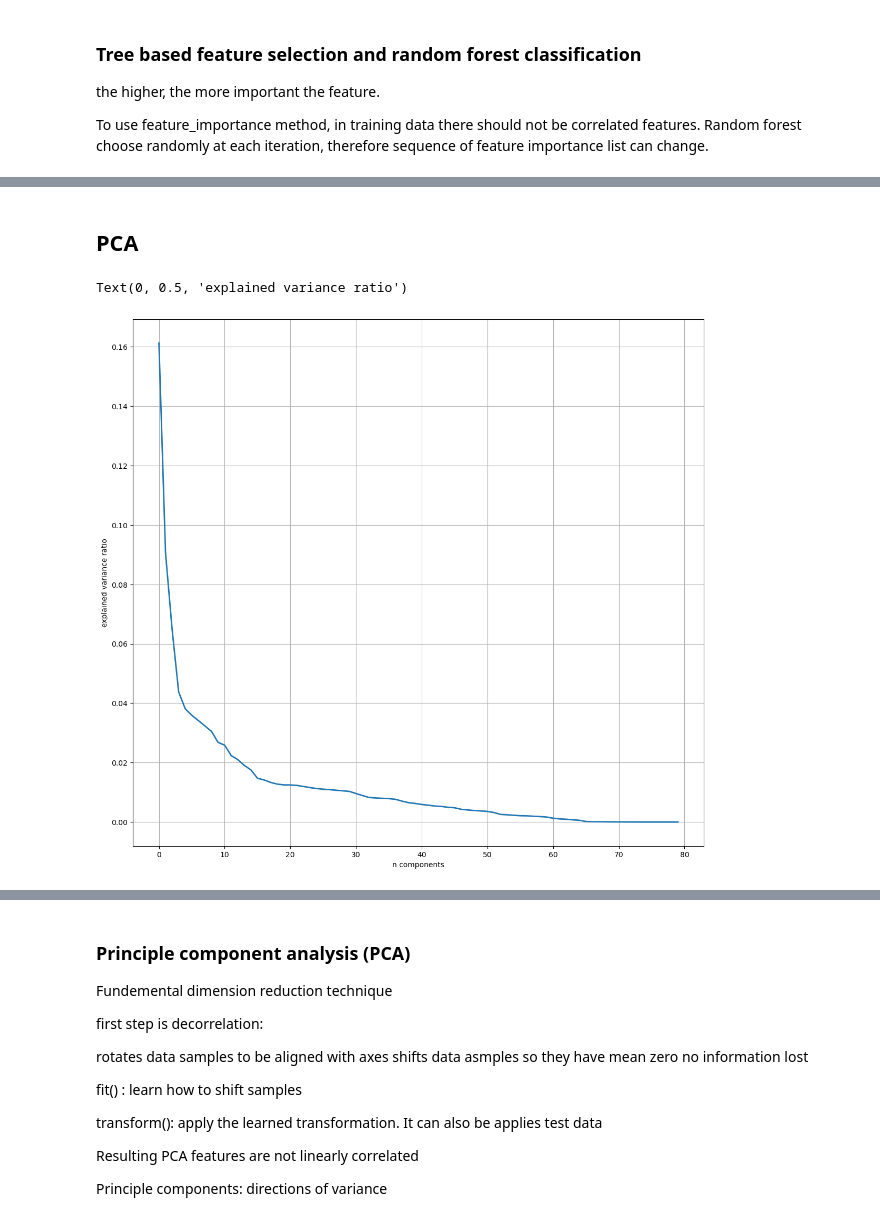
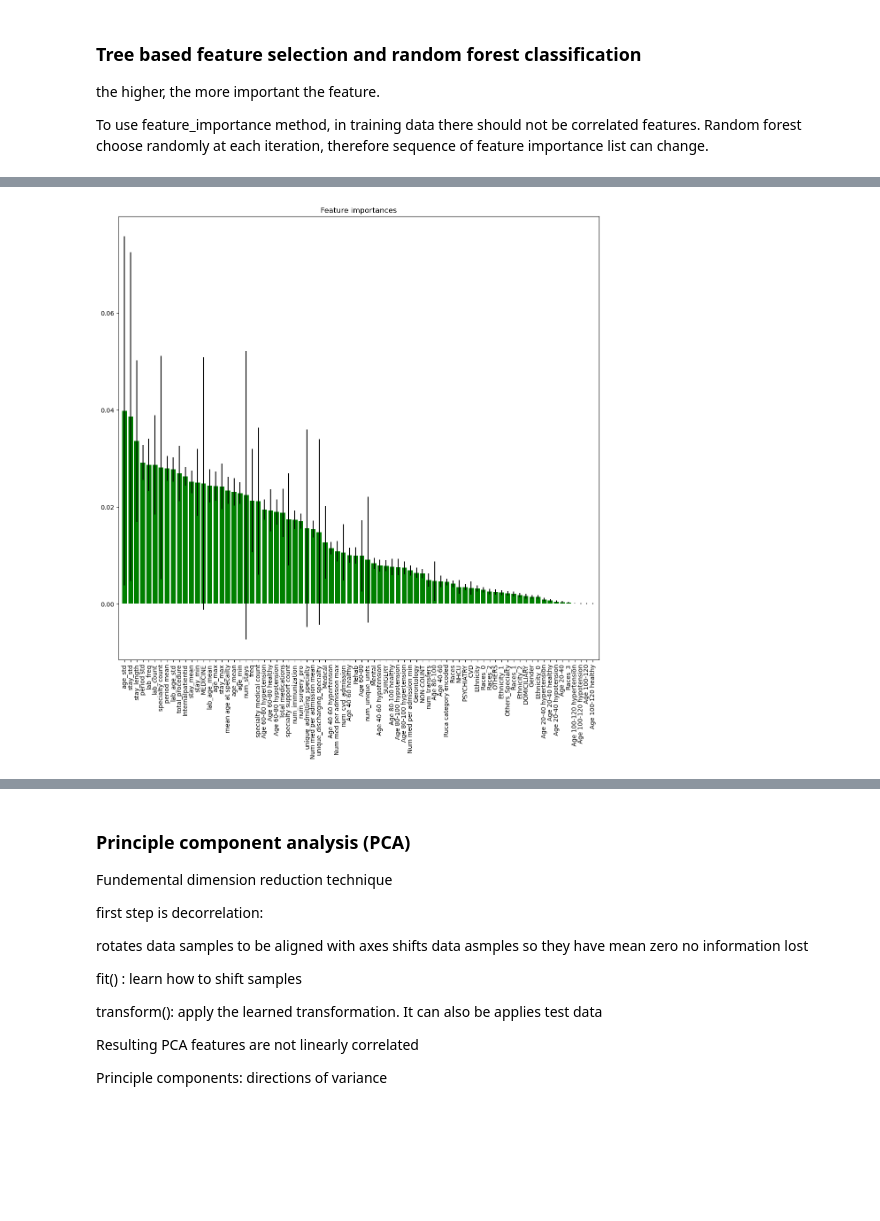
Before and after one commit to SpassMed-Projects/FDA, a Jupyter notebook: src/models/feature_selection.ipynb, the cells around one changed output, grey strips where cells are left out. Cells and saved outputs as stored; diff of their text form; code cells hidden in the pictures; blank space fills up the shorter version.

```diff
--- a/src/models/feature_selection.ipynb
+++ b/src/models/feature_selection.ipynb
@@ -85,27 +124,29 @@ the higher, the more important the feature.
 
 To use feature_importance method, in training data there should not be correlated features. Random forest choose randomly at each iteration, therefore sequence of feature importance list can change.
 # %%
-clf_rf = RandomForestClassifier()
-clr_rf = clf_rf.fit(X,y)
-importances = clr_rf.feature_importances_
-std = np.std([tree.feature_importances_ for tree in clf_rf.estimators_],
-             axis=0)
-indices = np.argsort(importances)[::-1]
-# Print the feature ranking
-print("Feature ranking:")
+def rf_importance_score(X, y):
+       clf_rf = RandomForestClassifier()
+       clr_rf = clf_rf.fit(X,y)
+       importances = clr_rf.feature_importances_
+       std = np.std([tree.feature_importances_ for tree in clf_rf.estimators_],
+              axis=0)
+       indices = np.argsort(importances)[::-1]
+       # Print the feature ranking
+       # print("Feature ranking:")
 
-#for i in range(X.shape[1]):
-#    print(i, X.columns[indices[i]], importances[indices[i]])
+       #for i in range(X.shape[1]):
+       #    print(i, X.columns[indices[i]], importances[indices[i]])
 
-# Plot the feature importances of the forest
+       # Plot the feature importances of the forest
 
-plt.figure(1, figsize=(14, 13))
-plt.title("Feature importances")
-plt.bar(range(X.shape[1]), importances[indices],
-       color="g", yerr=std[indices], align="center")
-plt.xticks(range(X.shape[1]), X.columns[indices],rotation=90)
-plt.xlim([-1, X.shape[1]])
-plt.show()
+       plt.figure(1, figsize=(14, 13))
+       plt.title("Feature importances")
+       plt.bar(range(X.shape[1]), importances[indices],
+              color="g", yerr=std[indices], align="center")
+       plt.xticks(range(X.shape[1]), X.columns[indices],rotation=90)
+       plt.xlim([-1, X.shape[1]])
+       plt.show()
 
-score_list_ad_rf = zip(X.columns[indices], importances[indices])
-features_to_keep_ad_rf = [name for name,score in score_list_ad_rf]
+       score_list_rf = zip(X.columns[indices], importances[indices])
+       features_to_keep_rf = [name for name,score in score_list_rf]
+       return features_to_keep_rf
@@ -142,20 +153,4 @@ features_to_keep_mor_rf = [name for name,score in score_list_mor_rf]
-# %% [markdown]
-## PCA
-# %%
-scaler = StandardScaler()
-X_sc = scaler.fit_transform(X)
-
-from sklearn.decomposition import PCA
-# Number of components to keep. if n_components is not set all components are kept:
-pca = PCA()
-pca.fit(X_sc)
-
-plt.figure(1, figsize=(14, 13))
-plt.plot(pca.explained_variance_ratio_, linewidth=2)
-plt.axis('tight')
-plt.grid(True)
-plt.xlabel('n components')
-plt.ylabel('explained variance ratio')
-# %% [output]
-Text(0, 0.5, 'explained variance ratio')
-[figure, removed]
+# %%
+features_to_keep_ad_rf = rf_importance_score(X_ad, y_ad)
+# %% [output]
+[figure, added]
```
Also changed, not shown: parts of 23 cells of this notebook.
